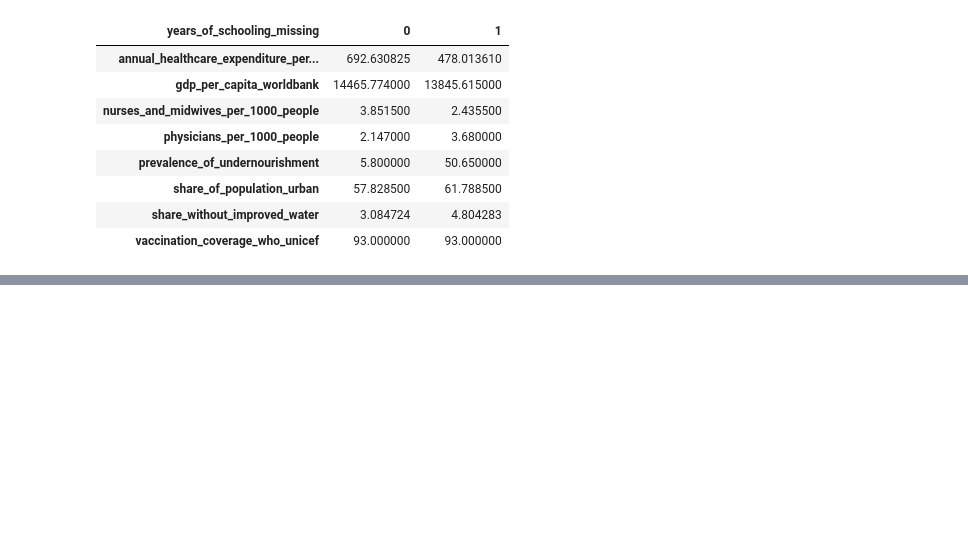
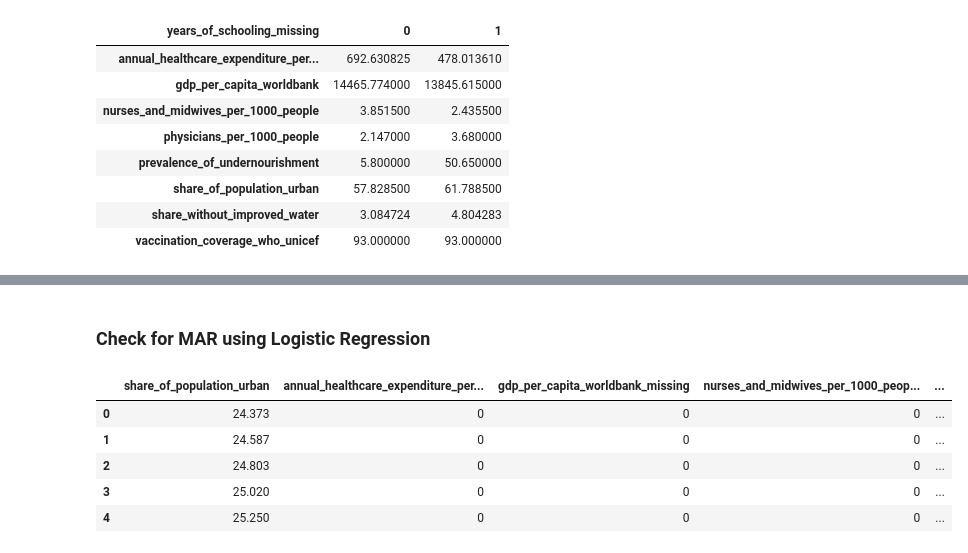
Before and after one commit to HamzahFayad/master_thesis_child_mortality, a Jupyter notebook: 01_notebooks/1_data_exploration.ipynb, the cells around one changed output, grey strips where cells are left out. Saved outputs shown, nothing was run; the diff lists cells and outputs as text; code cells hidden in the pictures; blank space fills up the shorter version.

Commit message:
feat: mar test prepare log_reg +

```diff
--- a/01_notebooks/1_data_exploration.ipynb
+++ b/01_notebooks/1_data_exploration.ipynb
@@ -511,0 +524,2 @@ median_comparison_missingness(mar_test_df, "years_of_schooling_missing")
+# %% [markdown]
+### Check for MAR using Logistic Regression
@@ -511,0 +531,17 @@ median_comparison_missingness(mar_test_df, "years_of_schooling_missing")
+# %%
+# use missing indicators columns (0,1) to apply Log. Regression
+df_logr = mar_test_df.copy()
+
+#df_logr = df_logr.drop(columns=["Code", "Year", "Entity", "child_mortality_igme", "share_of_population_urban"])
+df_logr = df_logr[df_logr.columns[~df_logr.isnull().any()]]
+df_logr = df_logr.drop(columns=["Code", "Year", "Entity", "child_mortality_igme"]) #drop rest columns
+wb_regions = pd.get_dummies(df_logr["World regions according to WB"], drop_first=True, dtype="int64") #create dummies from WB regions
+df_logr_mar = pd.concat([df_logr, wb_regions], axis=1).drop(columns=["World regions according to WB"])
+df_logr_mar.head()
+# %% [output]
+|  | share_of_population_urban | annual_healthcare_expenditure_per... | gdp_per_capita_worldbank_missing | nurses_and_midwives_per_1000_peop... | ... |
+| 0 | 24.373 | 0 | 0 | 0 | ... |
+| 1 | 24.587 | 0 | 0 | 0 | ... |
+| 2 | 24.803 | 0 | 0 | 0 | ... |
+| 3 | 25.020 | 0 | 0 | 0 | ... |
+| 4 | 25.250 | 0 | 0 | 0 | ... |
```
Also changed, not shown: parts of 3 cells of this notebook, 1 other file.
